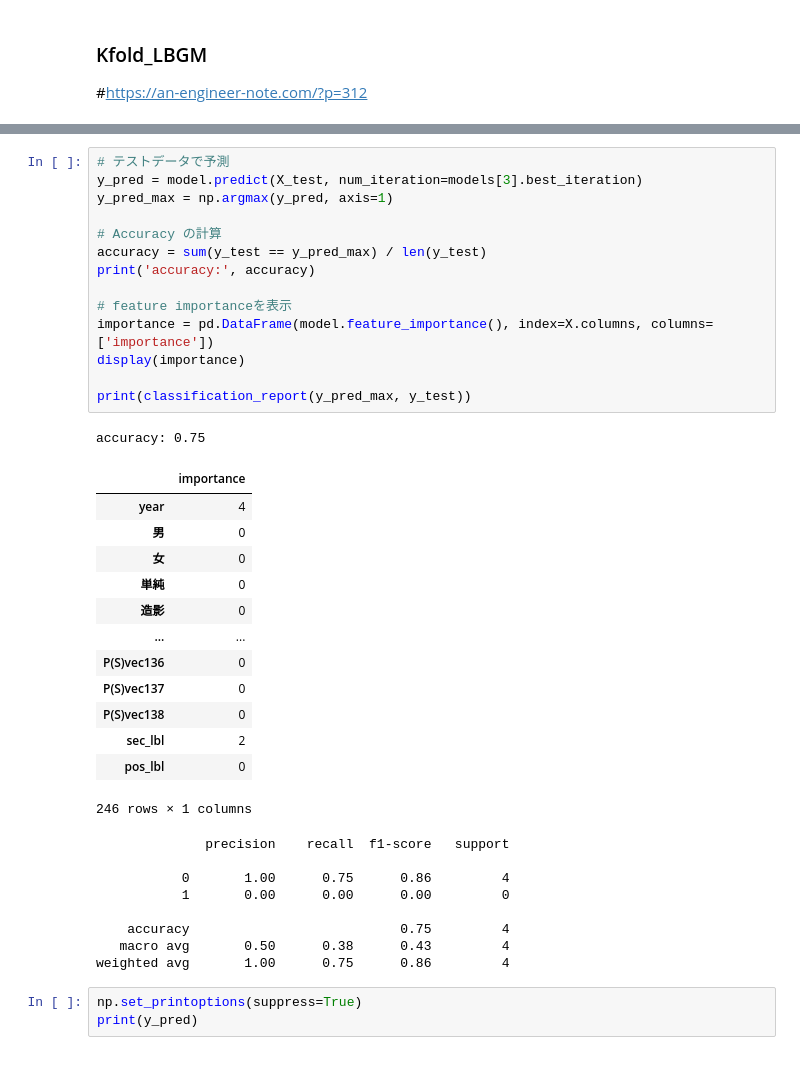
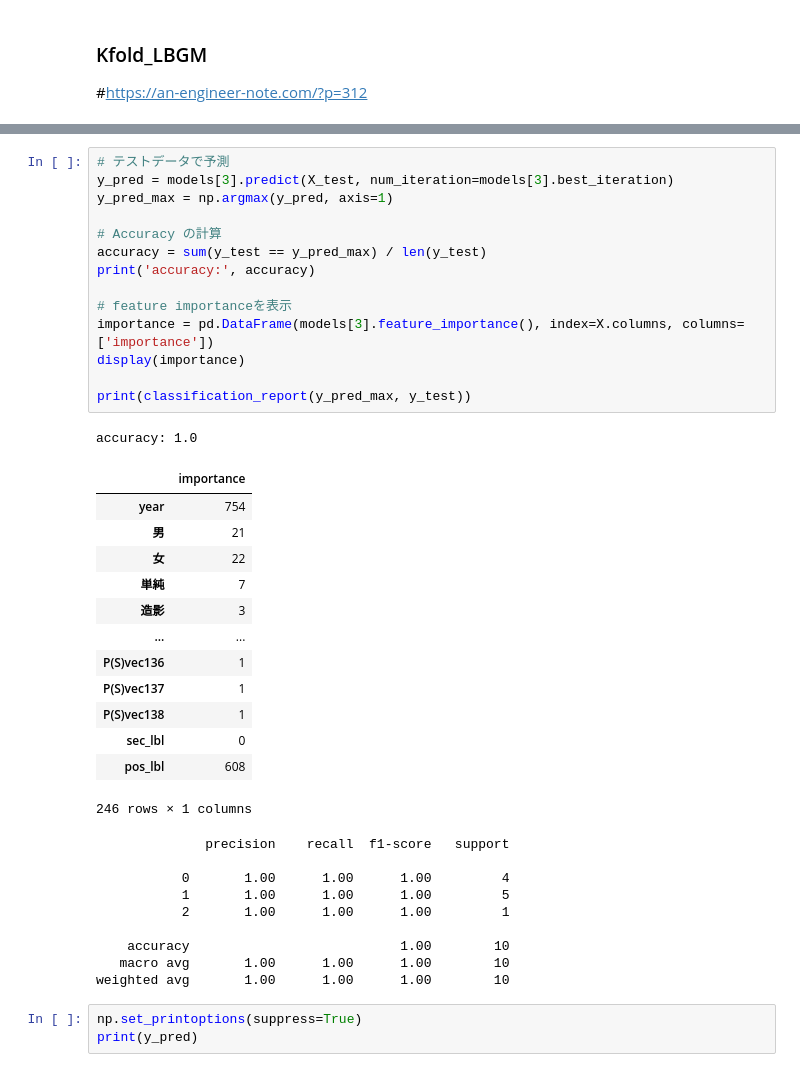
Before and after one commit to mecab-g/MRI, a Jupyter notebook: プロトコール予測/てすと.ipynb, the cells around one changed output, grey strips where cells are left out. Cells and saved outputs as stored; diff of their text form.

```diff
--- a/プロトコール予測/てすと.ipynb
+++ b/プロトコール予測/てすと.ipynb
@@ -211,40 +259,41 @@ models[1]
 # %%
 # テストデータで予測
-y_pred = model.predict(X_test, num_iteration=models[3].best_iteration)
+y_pred = models[3].predict(X_test, num_iteration=models[3].best_iteration)
 y_pred_max = np.argmax(y_pred, axis=1)
 
 # Accuracy の計算
 accuracy = sum(y_test == y_pred_max) / len(y_test)
 print('accuracy:', accuracy)
 
 # feature importanceを表示
-importance = pd.DataFrame(model.feature_importance(), index=X.columns, columns=['importance'])
+importance = pd.DataFrame(models[3].feature_importance(), index=X.columns, columns=['importance'])
 display(importance)
 
 print(classification_report(y_pred_max, y_test))
 # %% [output]
-accuracy: 0.75
+accuracy: 1.0
 |  | importance |
-| year | 4 |
-| 男 | 0 |
-| 女 | 0 |
-| 単純 | 0 |
-| 造影 | 0 |
+| year | 754 |
+| 男 | 21 |
+| 女 | 22 |
+| 単純 | 7 |
+| 造影 | 3 |
 | ... | ... |
-| P(S)vec136 | 0 |
-| P(S)vec137 | 0 |
-| P(S)vec138 | 0 |
-| sec_lbl | 2 |
-| pos_lbl | 0 |
+| P(S)vec136 | 1 |
+| P(S)vec137 | 1 |
+| P(S)vec138 | 1 |
+| sec_lbl | 0 |
+| pos_lbl | 608 |
 246 rows × 1 columns
               precision    recall  f1-score   support
 
-           0       1.00      0.75      0.86         4
-           1       0.00      0.00      0.00         0
+           0       1.00      1.00      1.00         4
+           1       1.00      1.00      1.00         5
+           2       1.00      1.00      1.00         1
 
-    accuracy                           0.75         4
-   macro avg       0.50      0.38      0.43         4
-weighted avg       1.00      0.75      0.86         4
+    accuracy                           1.00        10
+   macro avg       1.00      1.00      1.00        10
+weighted avg       1.00      1.00      1.00        10
 # %%
 np.set_printoptions(suppress=True)
 print(y_pred)
```
Also changed, not shown: parts of 54 cells of this notebook, 1 other file.
